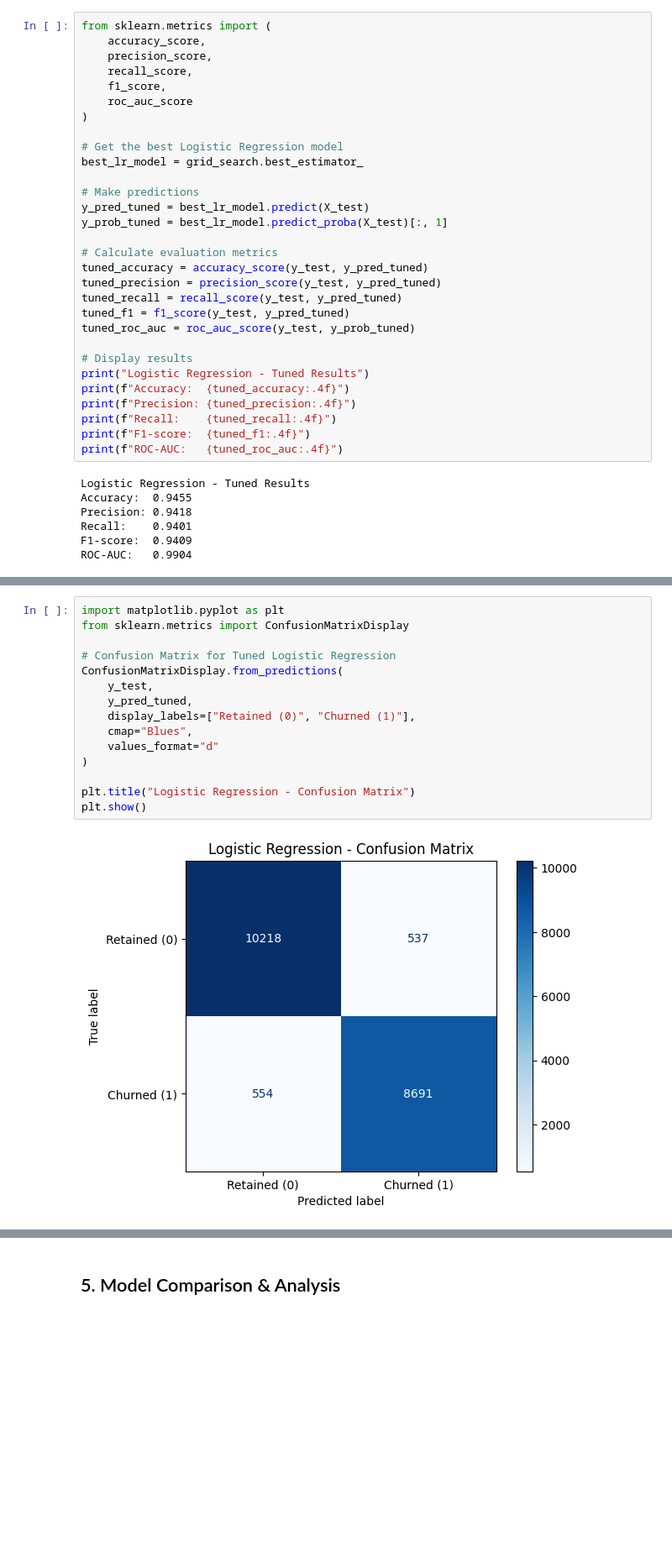
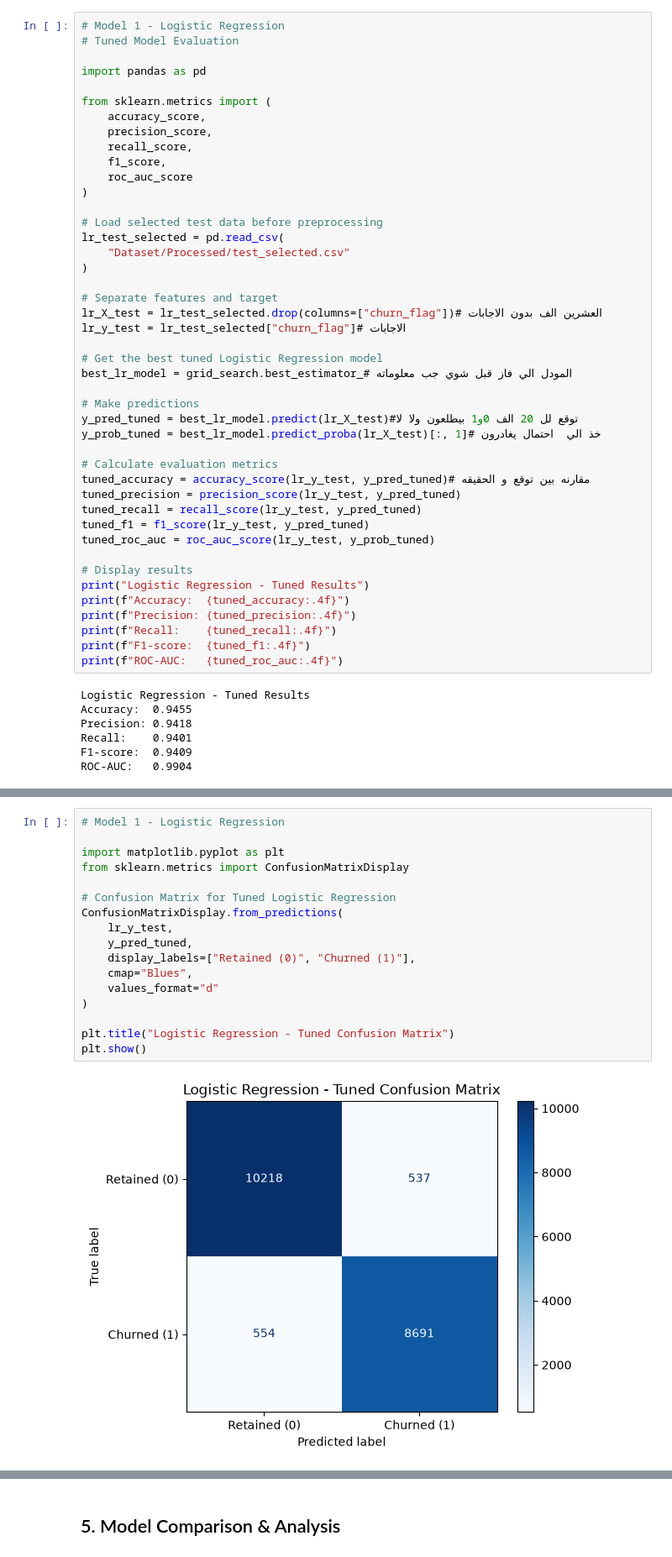
Before and after one commit to jooryA/SWE485-Project-Group6, a Jupyter notebook: Phase1_Supervised_Learning.ipynb, the cells around one changed output, grey strips where cells are left out. Shown at 84% size. Drawn from its saved outputs; the diff is of its cells as text; blank space fills up the shorter version.

Commit message:
Update model evaluation and conclusion

```diff
--- a/Phase1_Supervised_Learning.ipynb
+++ b/Phase1_Supervised_Learning.ipynb
@@ -388,6 +409,11 @@ These parameters were selected based on the highest mean F1-score across the fiv
 # %% [markdown]
 ## 4. Evaluation Metrics & Visualizations
 # %%
+# Model 1 - Logistic Regression
+# Tuned Model Evaluation
+
+import pandas as pd
+
 from sklearn.metrics import (
     accuracy_score,
     precision_score,
@@ -396,19 +422,28 @@ from sklearn.metrics import (
     roc_auc_score
 )
 
-# Get the best Logistic Regression model
-best_lr_model = grid_search.best_estimator_
+# Load selected test data before preprocessing
+lr_test_selected = pd.read_csv(
+    "Dataset/Processed/test_selected.csv"
+)
+
+# Separate features and target
+lr_X_test = lr_test_selected.drop(columns=["churn_flag"])# العشرين الف بدون الاجابات
+lr_y_test = lr_test_selected["churn_flag"]# الاجابات
+
+# Get the best tuned Logistic Regression model
+best_lr_model = grid_search.best_estimator_# المودل الي فاز قبل شوي جب معلوماته
 
 # Make predictions
-y_pred_tuned = best_lr_model.predict(X_test)
-y_prob_tuned = best_lr_model.predict_proba(X_test)[:, 1]
+y_pred_tuned = best_lr_model.predict(lr_X_test)#توقع لل 20 الف 0و1 بيطلعون ولا لا
+y_prob_tuned = best_lr_model.predict_proba(lr_X_test)[:, 1]# خذ الي  احتمال يغادرون
 
 # Calculate evaluation metrics
-tuned_accuracy = accuracy_score(y_test, y_pred_tuned)
-tuned_precision = precision_score(y_test, y_pred_tuned)
-tuned_recall = recall_score(y_test, y_pred_tuned)
-tuned_f1 = f1_score(y_test, y_pred_tuned)
-tuned_roc_auc = roc_auc_score(y_test, y_prob_tuned)
+tuned_accuracy = accuracy_score(lr_y_test, y_pred_tuned)# مقارنه بين توقع و الحقيقه
+tuned_precision = precision_score(lr_y_test, y_pred_tuned)
+tuned_recall = recall_score(lr_y_test, y_pred_tuned)
+tuned_f1 = f1_score(lr_y_test, y_pred_tuned)
+tuned_roc_auc = roc_auc_score(lr_y_test, y_prob_tuned)
 
 # Display results
 print("Logistic Regression - Tuned Results")
@@ -427,18 +472,20 @@ ROC-AUC:   0.9904
 # %%
+# Model 1 - Logistic Regression
+
 import matplotlib.pyplot as plt
 from sklearn.metrics import ConfusionMatrixDisplay
 
 # Confusion Matrix for Tuned Logistic Regression
 ConfusionMatrixDisplay.from_predictions(
-    y_test,
+    lr_y_test,
     y_pred_tuned,
     display_labels=["Retained (0)", "Churned (1)"],
     cmap="Blues",
     values_format="d"
 )
 
-plt.title("Logistic Regression - Confusion Matrix")
+plt.title("Logistic Regression - Tuned Confusion Matrix")
 plt.show()
 # %% [output]
-[figure, old version]
+[figure, new version]
 # %%
```
Also changed, not shown: parts of 26 cells of this notebook, 1 other file.
